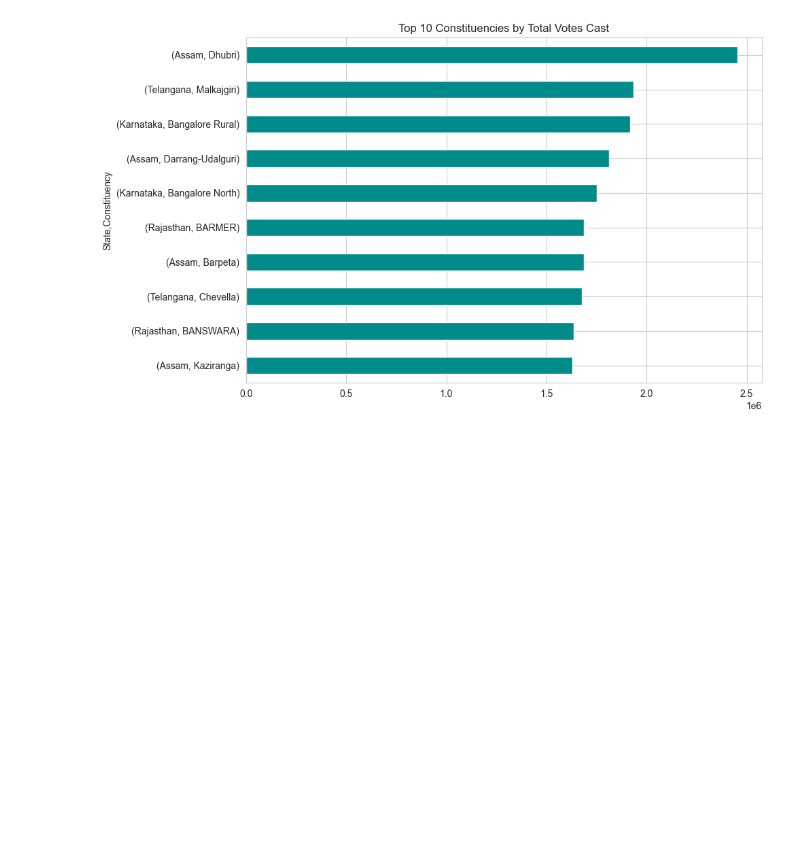
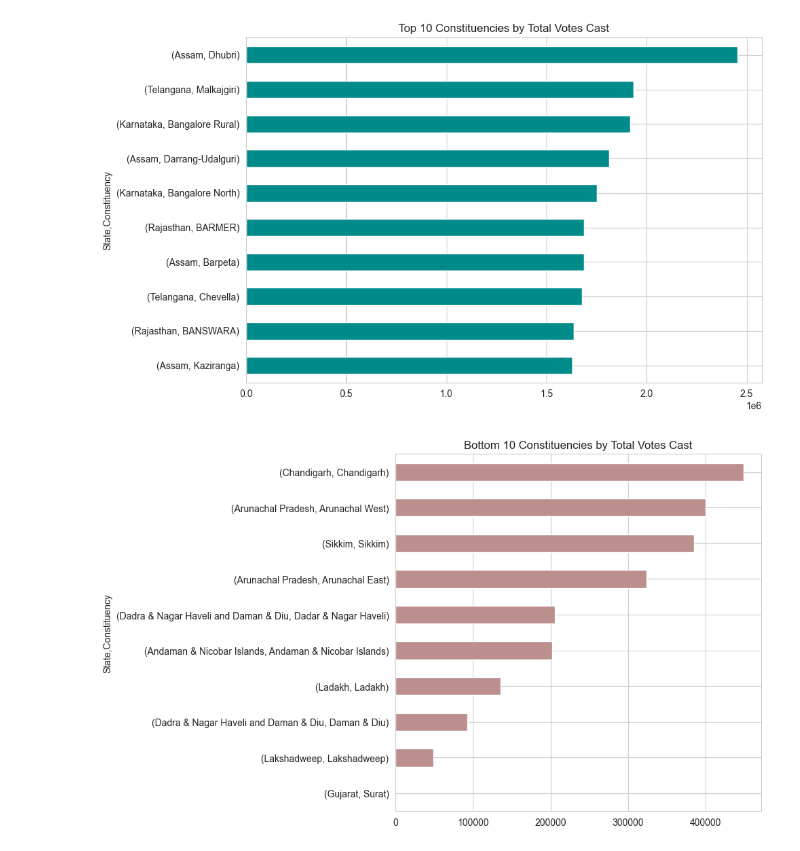
Before and after one commit to geershatisaxena/Election, a Jupyter notebook: res.ipynb, the cells around one changed output. Saved outputs shown, nothing was run; the diff lists cells and outputs as text; code cells hidden in the pictures; blank space fills up the shorter version.

```diff
--- a/res.ipynb
+++ b/res.ipynb
@@ -1419,3 +1419,11 @@ plt.gca().invert_yaxis()
 plt.tight_layout()
 # %% [output]
 [figure]
+# %%
+plt.figure(figsize=(10, 6))
+seat_totals.tail(10).plot(kind="barh", color="rosybrown")
+plt.title("Bottom 10 Constituencies by Total Votes Cast")
+plt.gca().invert_yaxis()
+plt.tight_layout()
+# %% [output]
+[figure, added]
```
Also changed, not shown: parts of 3 cells of this notebook.
